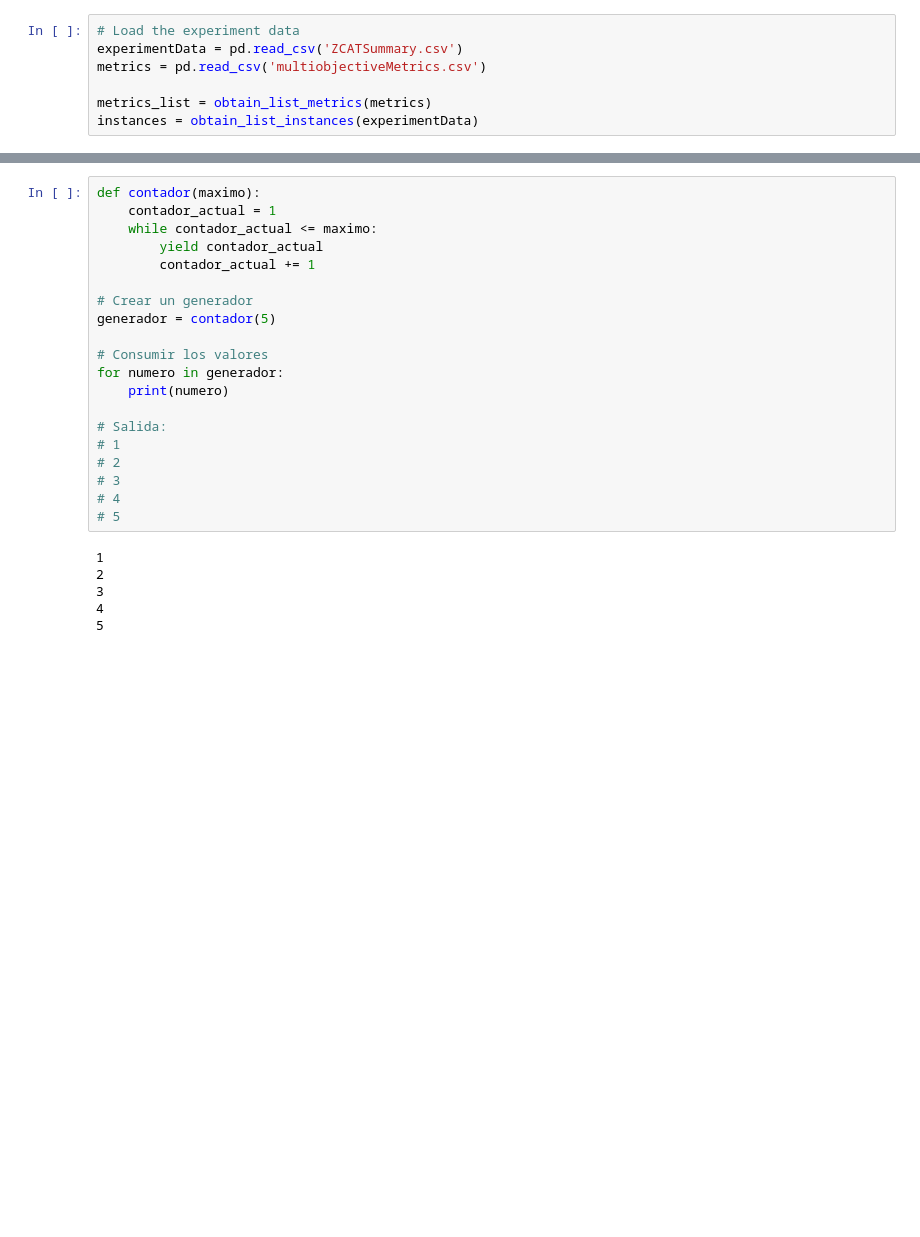
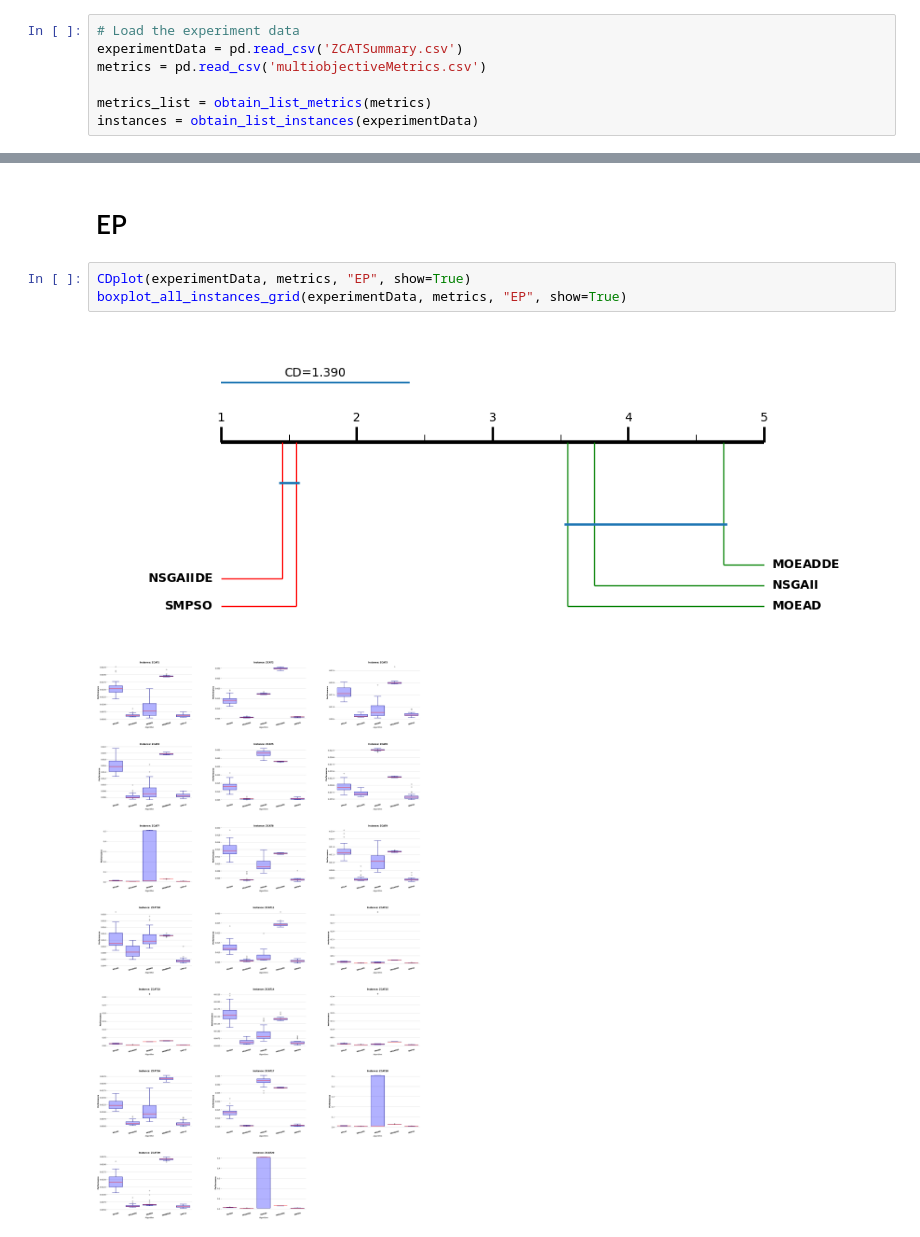
Before and after one commit to jMetal/SAES, a Jupyter notebook: notebooks/ZCAT_study/ZCAT_study.ipynb, the cells around one changed output, grey strips where cells are left out. Cells and saved outputs as stored; diff of their text form; blank space fills up the shorter version.

Commit message:
Generate CD_plots and boxplots in HTML format from jupyter

```diff
--- a/notebooks/ZCAT_study/ZCAT_study.ipynb
+++ b/notebooks/ZCAT_study/ZCAT_study.ipynb
@@ -113,26 +25,8 @@ create_markdown_cell("# Esto es una nueva celda de Markdown\n- Lista 1\n- Lista
-# %%
-def contador(maximo):
-    contador_actual = 1
-    while contador_actual <= maximo:
-        yield contador_actual
-        contador_actual += 1
-
-# Crear un generador
-generador = contador(5)
-
-# Consumir los valores
-for numero in generador:
-    print(numero)
-
-# Salida:
-# 1
-# 2
-# 3
-# 4
-# 5
-# %% [output]
-1
-2
-3
-4
-5
+# %% [markdown]
+# EP
+# %%
+CDplot(experimentData, metrics, "EP", show=True)
+boxplot_all_instances_grid(experimentData, metrics, "EP", show=True)
+# %% [output]
+[figure, added]
+[figure, added]
```
Also changed, not shown: parts of 11 cells of this notebook, 6 other files.
